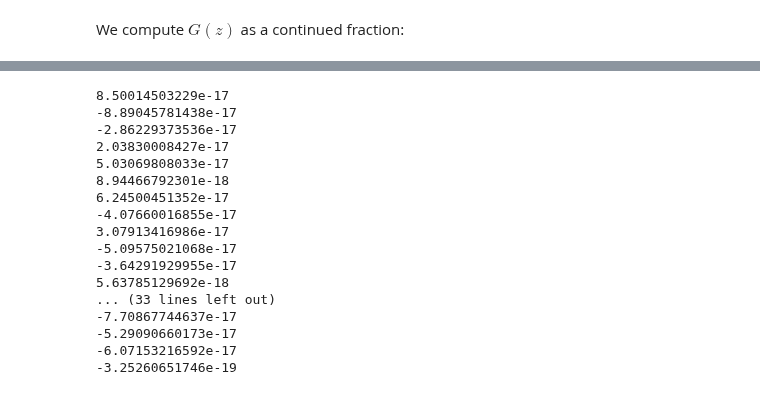
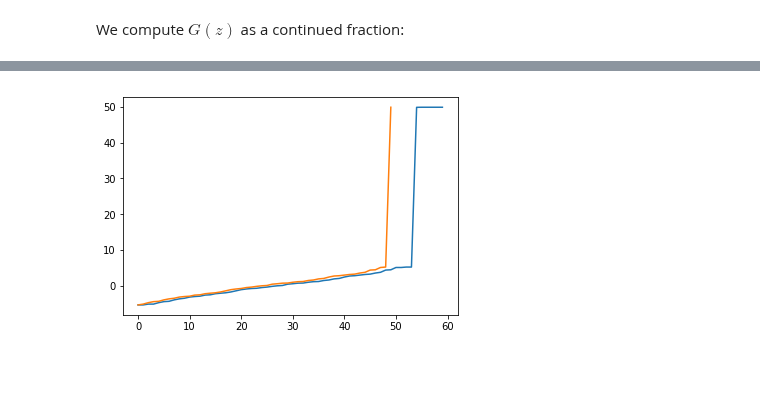
Before and after one commit to luigigenovese/KPM-nb, a Jupyter notebook: Lanczos method for symmetric matrix Gram-Schimdt.ipynb, the cells around one changed output, grey strips where cells are left out. Saved outputs shown, nothing was run; the diff lists cells and outputs as text; code cells hidden in the pictures; blank space fills up the shorter version.

```diff
--- a/Lanczos method for symmetric matrix Gram-Schimdt.ipynb
+++ b/Lanczos method for symmetric matrix Gram-Schimdt.ipynb
@@ -155,21 +167,13 @@ urand = GramSchimdt(urand,KL.krylov,n-1)
-# %%
-for i in range(n-1):
-    print(K.sp(KL.krylov[:,i],urand))
-# %% [output]
-8.50014503229e-17
--8.89045781438e-17
--2.86229373536e-17
-2.03830008427e-17
-5.03069808033e-17
-8.94466792301e-18
-6.24500451352e-17
--4.07660016855e-17
-3.07913416986e-17
--5.09575021068e-17
--3.64291929955e-17
-5.63785129692e-18
-... (33 lines left out)
--7.70867744637e-17
--5.29090660173e-17
--6.07153216592e-17
--3.25260651746e-19
+# %%
+
+T = K.Tmatrix(KL.alpha,KL.beta,KL.beta,dimKrylov)
+eT,wT = np.linalg.eigh(T)
+#print(e)
+#print(eT)
+# %%
+#plt.xlim([-4,4])
+plt.plot(eT)
+plt.plot(e)
+plt.show()
+# %% [output]
+[figure, added]
```
Also changed, not shown: parts of 7 cells of this notebook.
